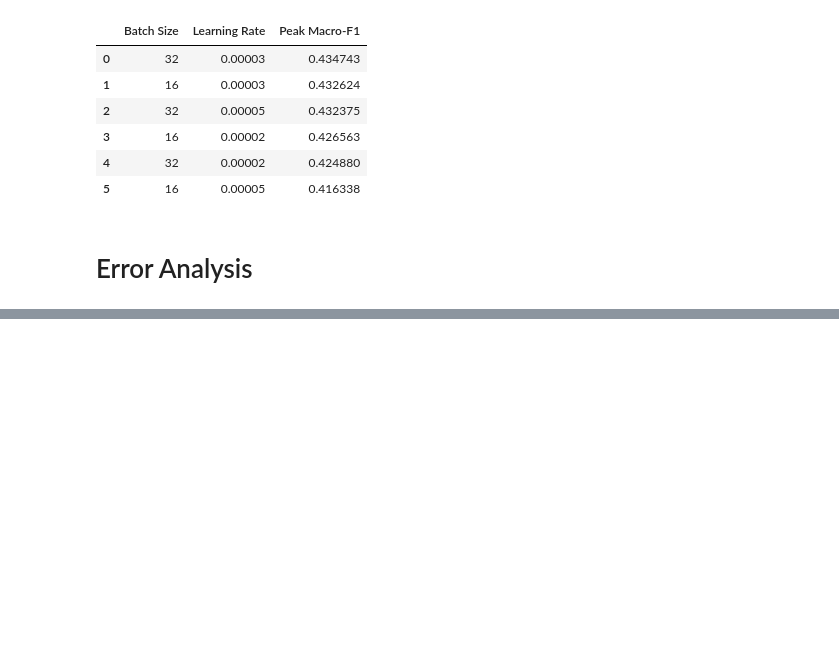
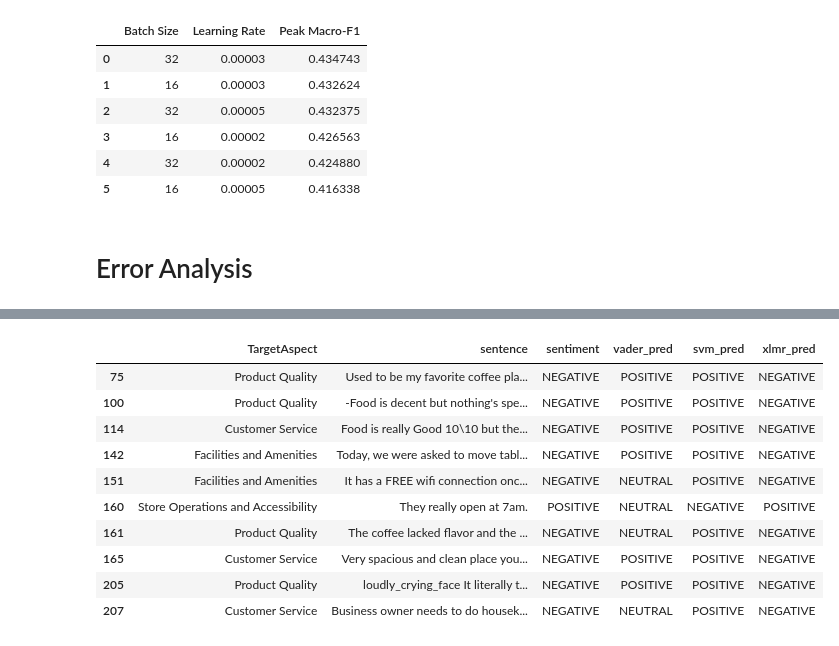
Before and after one commit to z-sulit/Thesis-Project-Aspect-Based-Sentiment-Analysis, a Jupyter notebook: _7_Model Fine-Tuning/phase7_new.ipynb, the cells around one changed output, grey strips where cells are left out. Cells and saved outputs as stored; diff of their text form; code cells hidden in the pictures; blank space fills up the shorter version.

Commit message:
feat: phase 8 qualitative error analysis + fine tune svm

```diff
--- a/_7_Model Fine-Tuning/phase7_new.ipynb
+++ b/_7_Model Fine-Tuning/phase7_new.ipynb
@@ -771,3 +813,85 @@ Notes:
 | 5 | 16 | 0.00005 | 0.416338 |
 # %% [markdown]
 # Error Analysis
+# %%
+import pandas as pd
+import torch
+import nltk
+from nltk.sentiment.vader import SentimentIntensityAnalyzer
+from sklearn.feature_extraction.text import TfidfVectorizer
+from sklearn.svm import SVC
+from transformers import AutoTokenizer, XLMRobertaForSequenceClassification
+from torch.utils.data import Dataset, DataLoader
+
+device = torch.device('cuda' if torch.cuda.is_available() else 'cpu')
+# %%
+
+train_df = pd.read_csv('Augmented_Ground_Truth_714.csv')
+test_df = pd.read_csv('test_set_400_final.csv')
+
+label2id = {'POSITIVE': 0, 'NEUTRAL': 1, 'NEGATIVE': 2}
+id2label = {0: 'POSITIVE', 1: 'NEUTRAL', 2: 'NEGATIVE'}
+train_df['encoded_label'] = train_df['sentiment'].astype(str).str.upper().map(label2id)
+test_df['encoded_label'] = test_df['sentiment'].astype(str).str.upper().map(label2id)
+
+# vader Baseline
+nltk.download('vader_lexicon', quiet=True)
+sia = SentimentIntensityAnalyzer()
+def predict_vader(text):
+    score = sia.polarity_scores(str(text))['compound']
+    if score >= 0.05: return 0
+    elif score <= -0.05: return 2
+    else: return 1
+test_df['vader_pred'] = test_df['sentence'].apply(predict_vader)
+
+# --- SVM Baseline
+train_inputs_svm = train_df['TargetAspect'].astype(str) + " " + train_df['sentence'].astype(str)
+test_inputs_svm = test_df['TargetAspect'].astype(str) + " " + test_df['sentence'].astype(str)
+vectorizer = TfidfVectorizer(max_features=5000)
+X_train_svm = vectorizer.fit_transform(train_inputs_svm)
+X_test_svm = vectorizer.transform(test_inputs_svm)
+svm_model = SVC(kernel='linear')
+svm_model.fit(X_train_svm, train_df['encoded_label'])
+test_df['svm_pred'] = svm_model.predict(X_test_svm)
+
+# xlm-reobrta pre loaded
+SAVE_DIR = "xlm_roberta_calibrated_phase7"
+tokenizer = AutoTokenizer.from_pretrained(SAVE_DIR)
+model = XLMRobertaForSequenceClassification.from_pretrained(SAVE_DIR).to(device)
+model.eval()
+
+class TestDataset(Dataset):
+    def __init__(self, df, tokenizer, max_length=128):
+        self.encodings = tokenizer(
+            df['TargetAspect'].tolist(), df['sentence'].tolist(),
+            truncation=True, padding=True, max_length=max_length, return_tensors='pt'
+        )
+        self.labels = torch.tensor(df['encoded_label'].tolist(), dtype=torch.long)
+    def __len__(self): return len(self.labels)
+    def __getitem__(self, idx):
+        item = {key: val[idx] for key, val in self.encodings.items()}
+        item['labels'] = self.labels[idx]
+        return item
+
+test_loader = DataLoader(TestDataset(test_df, tokenizer), batch_size=32, shuffle=False)
+xlmr_preds = []
+with torch.no_grad():
+    for batch in test_loader:
+        outputs = model(batch['input_ids'].to(device), attention_mask=batch['attention_mask'].to(device))
+        xlmr_preds.extend(torch.argmax(outputs.logits, dim=1).cpu().numpy())
+test_df['xlmr_pred'] = xlmr_preds
+
+
+gold = test_df['encoded_label']
+xlm_wins = test_df[
+    (test_df['xlmr_pred'] == gold) &
+    (test_df['vader_pred'] != gold) &
+    (test_df['svm_pred'] != gold)
+][['TargetAspect', 'sentence', 'sentiment', 'vader_pred', 'svm_pred', 'xlmr_pred']].copy()
+
+for col in ['vader_pred', 'svm_pred', 'xlmr_pred']:
+    xlm_wins[col] = xlm_wins[col].map(id2label)
+
+print(f"\nFound {len(xlm_wins)} test cases where XLM-RoBERTa was correct and BOTH baselines failed.\n")
+display(xlm_wins.head(10))
+# %% [output]
@@ -773,0 +899,11 @@ Notes:
+|  | TargetAspect | sentence | sentiment | vader_pred | svm_pred | xlmr_pred |
+| 75 | Product Quality | Used to be my favorite coffee pla... | NEGATIVE | POSITIVE | POSITIVE | NEGATIVE |
+| 100 | Product Quality | -Food is decent but nothing's spe... | NEGATIVE | POSITIVE | POSITIVE | NEGATIVE |
+| 114 | Customer Service | Food is really Good 10\10 but the... | NEGATIVE | POSITIVE | POSITIVE | NEGATIVE |
+| 142 | Facilities and Amenities | Today, we were asked to move tabl... | NEGATIVE | POSITIVE | POSITIVE | NEGATIVE |
+| 151 | Facilities and Amenities | It has a FREE wifi connection onc... | NEGATIVE | NEUTRAL | POSITIVE | NEGATIVE |
+| 160 | Store Operations and Accessibility | They really open at 7am. | POSITIVE | NEUTRAL | NEGATIVE | POSITIVE |
+| 161 | Product Quality | The coffee lacked flavor and the ... | NEGATIVE | NEUTRAL | POSITIVE | NEGATIVE |
+| 165 | Customer Service | Very spacious and clean place you... | NEGATIVE | POSITIVE | POSITIVE | NEGATIVE |
+| 205 | Product Quality | loudly_crying_face It literally t... | NEGATIVE | POSITIVE | POSITIVE | NEGATIVE |
+| 207 | Customer Service | Business owner needs to do housek... | NEGATIVE | NEUTRAL | POSITIVE | NEGATIVE |
```
Also changed, not shown: parts of 11 cells of this notebook, 4 other files.
